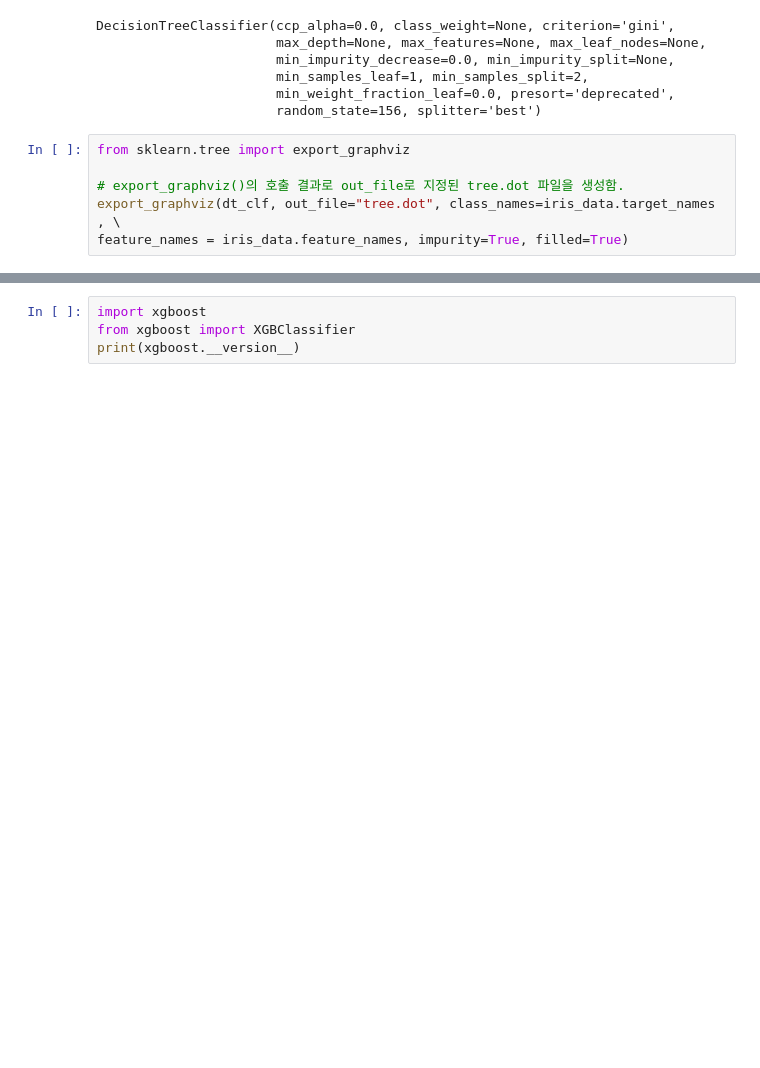
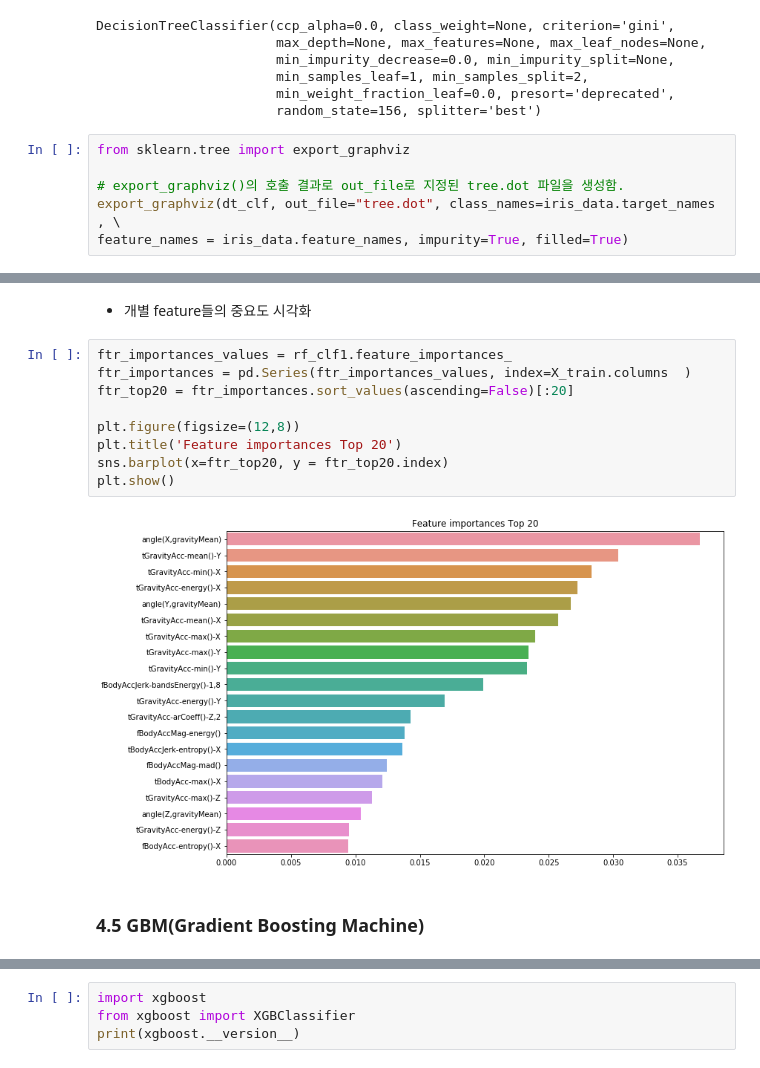
Before and after one commit to YueunKim/Machine-Learning, a Jupyter notebook: Chapter4_Classification.ipynb, the cells around one changed output, grey strips where cells are left out. Saved outputs shown, nothing was run; the diff lists cells and outputs as text; blank space fills up the shorter version.

```diff
--- a/Chapter4_Classification.ipynb
+++ b/Chapter4_Classification.ipynb
@@ -417,0 +482,15 @@ print('GBM 정확도: {0:.4f}'.format(gb_accuracy))
+# %% [markdown]
+- 개별 feature들의 중요도 시각화
+# %%
+ftr_importances_values = rf_clf1.feature_importances_
+ftr_importances = pd.Series(ftr_importances_values, index=X_train.columns  )
+ftr_top20 = ftr_importances.sort_values(ascending=False)[:20]
+
+plt.figure(figsize=(12,8))
+plt.title('Feature importances Top 20')
+sns.barplot(x=ftr_top20, y = ftr_top20.index)
+plt.show()
+# %% [output]
+[figure, added]
+# %% [markdown]
+### 4.5 GBM(Gradient Boosting Machine)
```
Also changed, not shown: parts of 73 cells of this notebook, 2 other files.
